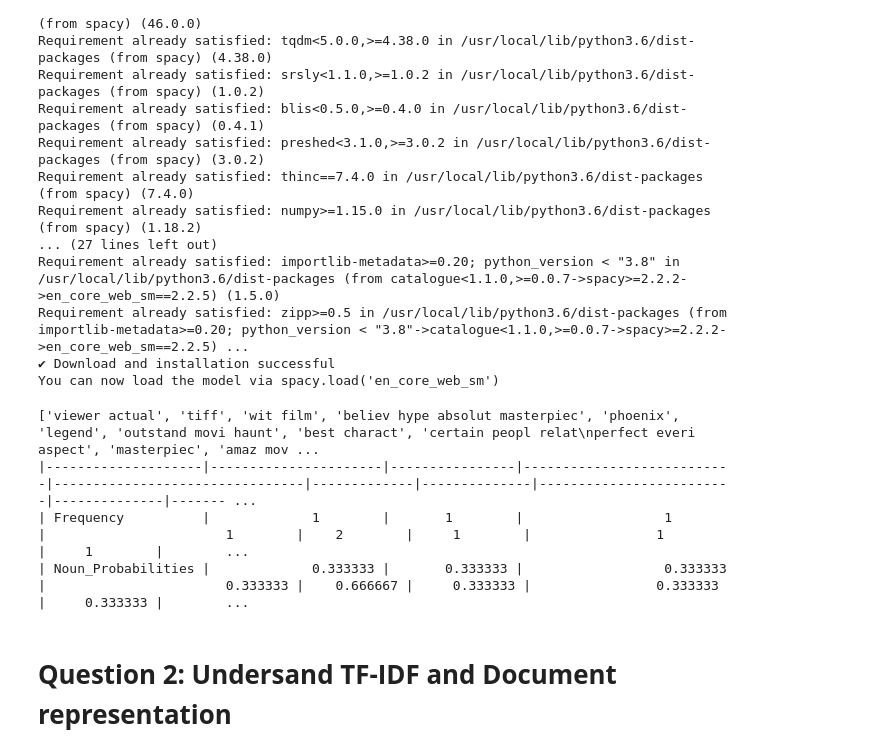
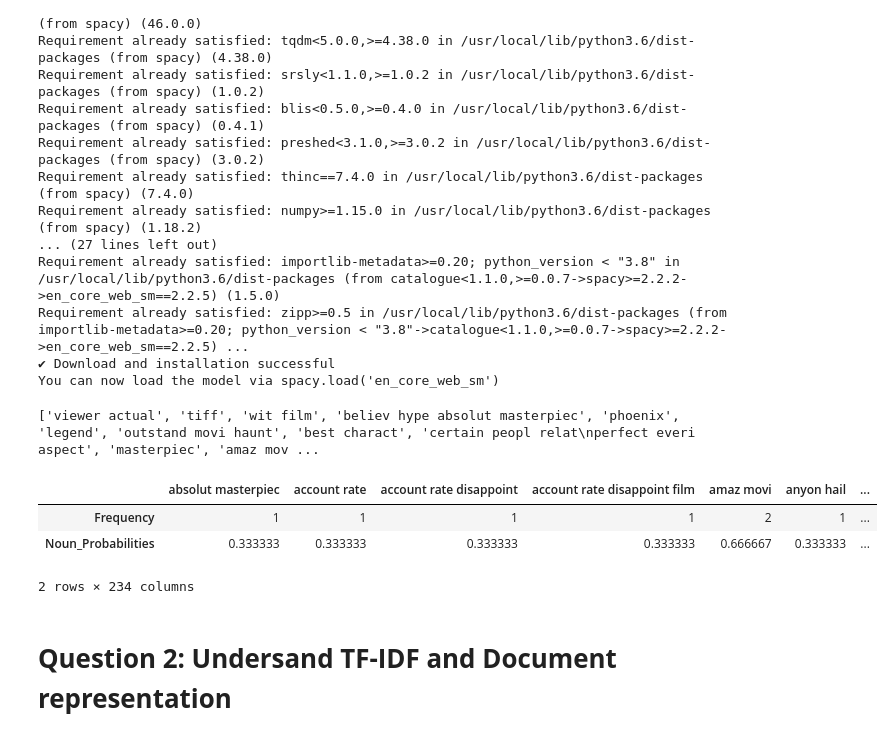
Before and after one commit to manishareddynarayan/Akshitha_INFO5731_Spring2020, a Jupyter notebook: Copy_of_Copy_of_INFO5731_Assignment_Three.ipynb, the cells around one changed output. Saved outputs shown, nothing was run; the diff lists cells and outputs as text; code cells hidden in the pictures.

```diff
--- a/Copy_of_Copy_of_INFO5731_Assignment_Three.ipynb
+++ b/Copy_of_Copy_of_INFO5731_Assignment_Three.ipynb
@@ -256,30 +256,32 @@ You can now load the model via spacy.load('en_core_web_sm')
 # %%
 #extracting nouns and calculating the noun frequencies
 import spacy
 import csv
 from tabulate import tabulate
 
 
 nlp = spacy.load("en")
 file = open("clean_title.txt", "r")
 doc = nlp(file.read())
 noun_phrases = []
 for np in doc.noun_chunks:
   noun_phrases.append(np.text)
 print(noun_phrases)
 dfn = pd.DataFrame(noun_phrases, columns = ['noun_phrases'])
 word_vectorizer = CountVectorizer(ngram_range=(2,7), analyzer='word')
 sparse_matrix = word_vectorizer.fit_transform(dfn['noun_phrases'].values.astype('U'))
 frequencies = sum(sparse_matrix).toarray()[0]
 dff = pd.DataFrame(frequencies, index=word_vectorizer.get_feature_names(), columns=['Frequency'])
 dff['Noun_Probabilities'] = dff['Frequency'] / dff['Frequency'].max()
 result = dff.astype(object).transpose()
-print(tabulate(result, headers='keys', tablefmt='github'))
+#print(tabulate(result, headers='keys', tablefmt='grid'))
+result
 # %% [output]
 ['viewer actual', 'tiff', 'wit film', 'believ hype absolut masterpiec', 'phoenix', 'legend', 'outstand movi haunt', 'best charact', 'certain peopl relat\nperfect everi aspect', 'masterpiec', 'amaz mov ...
-|--------------------|----------------------|----------------|---------------------------|--------------------------------|-------------|--------------|-------------------------|--------------|------- ...
-| Frequency          |             1        |       1        |                  1        |                       1        |    2        |     1        |                1        |     1        |        ...
-| Noun_Probabilities |             0.333333 |       0.333333 |                  0.333333 |                       0.333333 |    0.666667 |     0.333333 |                0.333333 |     0.333333 |        ...
+|  | absolut masterpiec | account rate | account rate disappoint | account rate disappoint film | amaz movi | anyon hail | ... |
+| Frequency | 1 | 1 | 1 | 1 | 2 | 1 | ... |
+| Noun_Probabilities | 0.333333 | 0.333333 | 0.333333 | 0.333333 | 0.666667 | 0.333333 | ... |
+2 rows × 234 columns
 # %% [markdown]
 # **Question 2: Undersand TF-IDF and Document representation**
 # %% [markdown]
```
Also changed, not shown: parts of 1 cell of this notebook.
